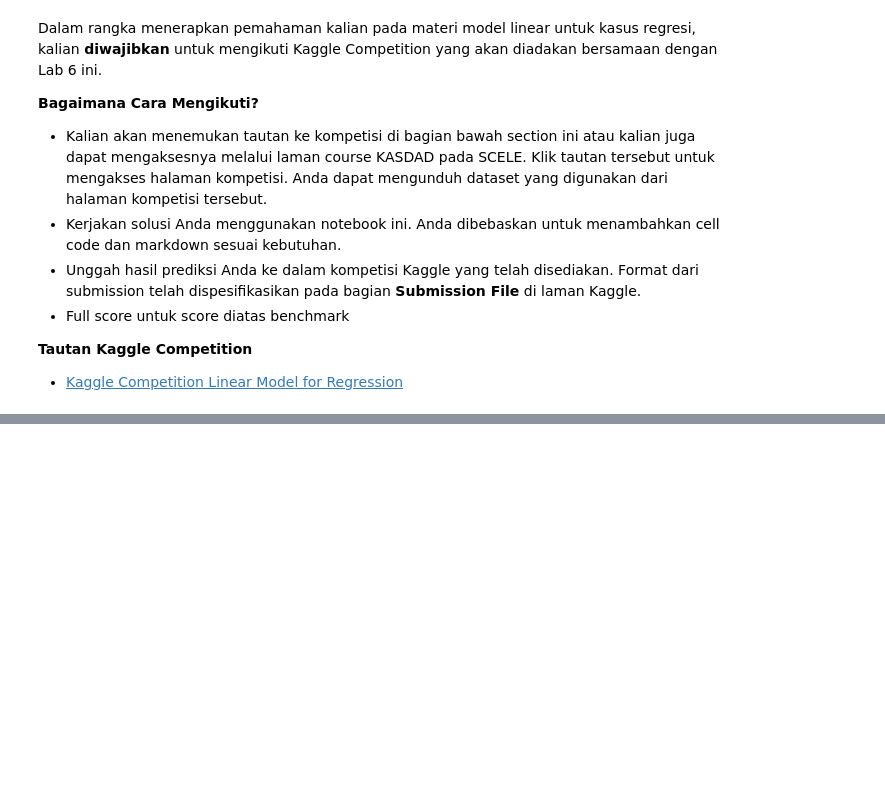
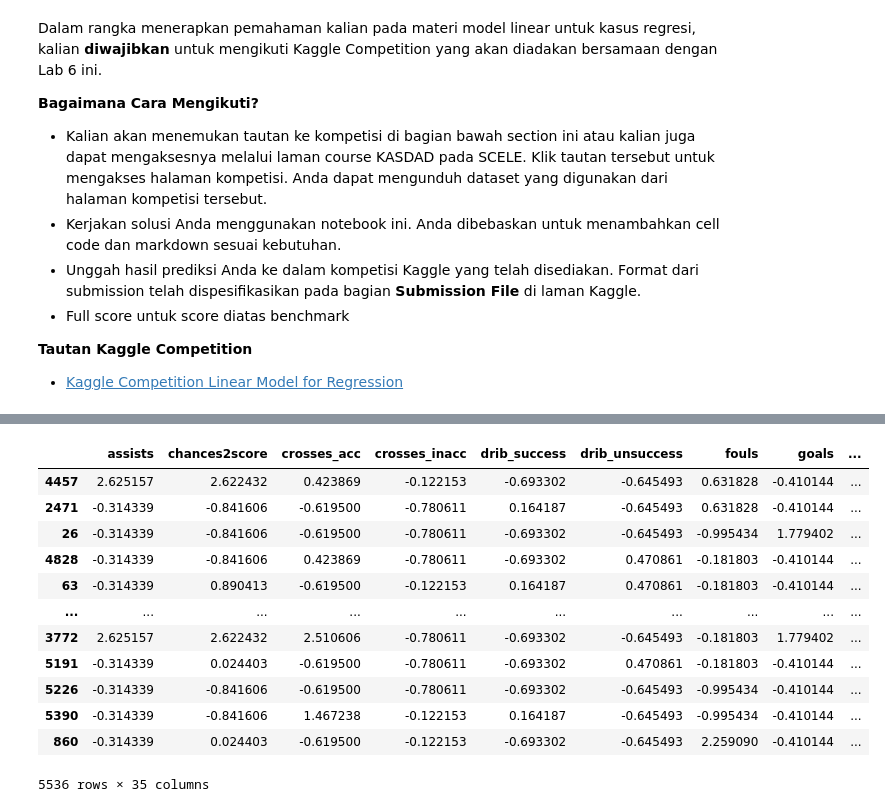
Before and after one commit to mhmdhaekal/lab-6-kasdad, a Jupyter notebook: C_Lab6_2206817490_MuhammadHaekalKalipaksi.ipynb, the cells around one changed output, grey strips where cells are left out. Saved outputs shown, nothing was run; the diff lists cells and outputs as text; code cells hidden in the pictures; blank space fills up the shorter version.

```diff
--- a/C_Lab6_2206817490_MuhammadHaekalKalipaksi.ipynb
+++ b/C_Lab6_2206817490_MuhammadHaekalKalipaksi.ipynb
@@ -1759,0 +2013,2 @@ Dalam rangka menerapkan pemahaman kalian pada materi model linear untuk kasus re
+# %%
+df_players_train = pd.get_dummies(df_players_train, columns=['pos_role'], prefix='role')
@@ -1759,0 +2038,38 @@ Dalam rangka menerapkan pemahaman kalian pada materi model linear untuk kasus re
+# %%
+X_player = df_players_train.drop(columns=["rating"], axis=1)
+y_player = df_players_train["rating"]
+# %%
+X_player_train, X_player_test, y_player_train, y_player_test = train_test_split(X_player,y_player, test_size=0.2, random_state=42)
+# %%
+scaler = StandardScaler()
+
+scaler.fit(X_player_train[player_numerical_columns])
+
+X_player_train_scaled_num = scaler.transform(X_player_train[player_numerical_columns])
+X_player_test_scaled_num = scaler.transform(X_player_test[player_numerical_columns])
+
+X_player_train_scaled_num = pd.DataFrame(
+    X_player_train_scaled_num, columns=player_numerical_columns, index=X_player_train.index
+)
+X_player_test_scaled_num = pd.DataFrame(
+    X_player_test_scaled_num, columns=player_numerical_columns, index=X_player_test.index
+)
+
+X_player_train_scaled = pd.concat([X_player_train_scaled_num, X_player_train.drop(columns=player_numerical_columns)], axis=1)
+X_player_test_scaled = pd.concat([X_player_test_scaled_num, X_player_test.drop(columns=player_numerical_columns)], axis=1)
+# %%
+X_player_train_scaled
+# %% [output]
+|  | assists | chances2score | crosses_acc | crosses_inacc | drib_success | drib_unsuccess | fouls | goals | ... |
+| 4457 | 2.625157 | 2.622432 | 0.423869 | -0.122153 | -0.693302 | -0.645493 | 0.631828 | -0.410144 | ... |
+| 2471 | -0.314339 | -0.841606 | -0.619500 | -0.780611 | 0.164187 | -0.645493 | 0.631828 | -0.410144 | ... |
+| 26 | -0.314339 | -0.841606 | -0.619500 | -0.780611 | -0.693302 | -0.645493 | -0.995434 | 1.779402 | ... |
+| 4828 | -0.314339 | -0.841606 | 0.423869 | -0.780611 | -0.693302 | 0.470861 | -0.181803 | -0.410144 | ... |
+| 63 | -0.314339 | 0.890413 | -0.619500 | -0.122153 | 0.164187 | 0.470861 | -0.181803 | -0.410144 | ... |
+| ... | ... | ... | ... | ... | ... | ... | ... | ... | ... |
+| 3772 | 2.625157 | 2.622432 | 2.510606 | -0.780611 | -0.693302 | -0.645493 | -0.181803 | 1.779402 | ... |
+| 5191 | -0.314339 | 0.024403 | -0.619500 | -0.780611 | -0.693302 | 0.470861 | -0.181803 | -0.410144 | ... |
+| 5226 | -0.314339 | -0.841606 | -0.619500 | -0.780611 | -0.693302 | -0.645493 | -0.995434 | -0.410144 | ... |
+| 5390 | -0.314339 | -0.841606 | 1.467238 | -0.122153 | 0.164187 | -0.645493 | -0.995434 | -0.410144 | ... |
+| 860 | -0.314339 | 0.024403 | -0.619500 | -0.122153 | -0.693302 | -0.645493 | 2.259090 | -0.410144 | ... |
+5536 rows × 35 columns
```
Also changed, not shown: parts of 40 cells of this notebook.
